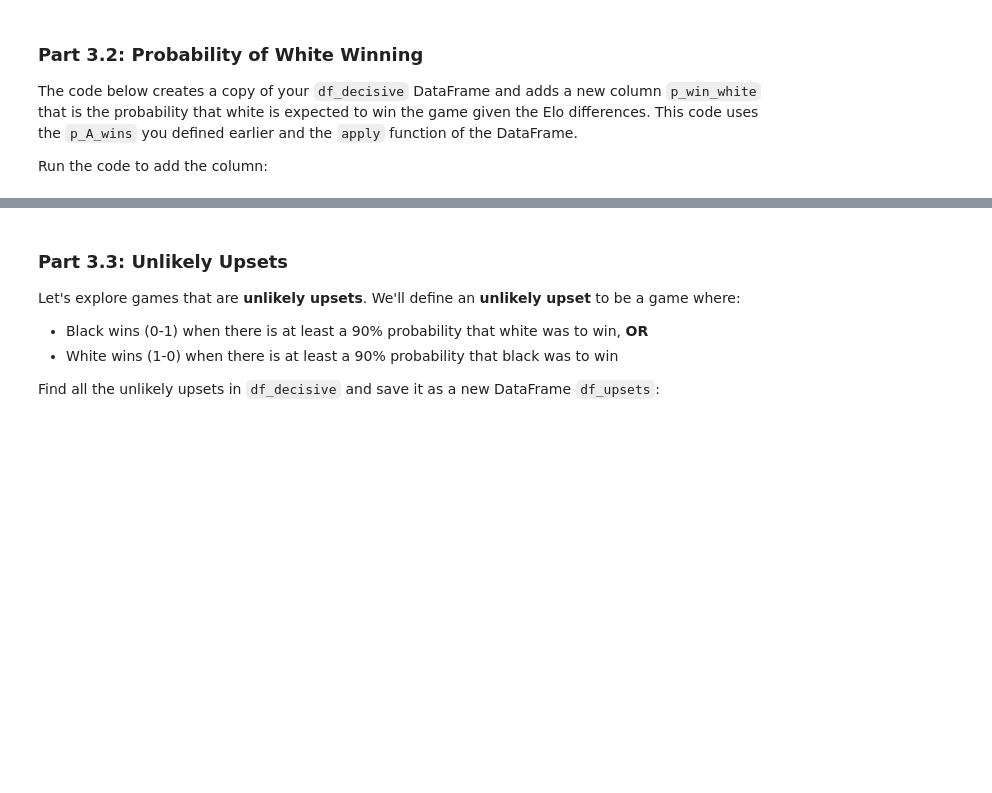
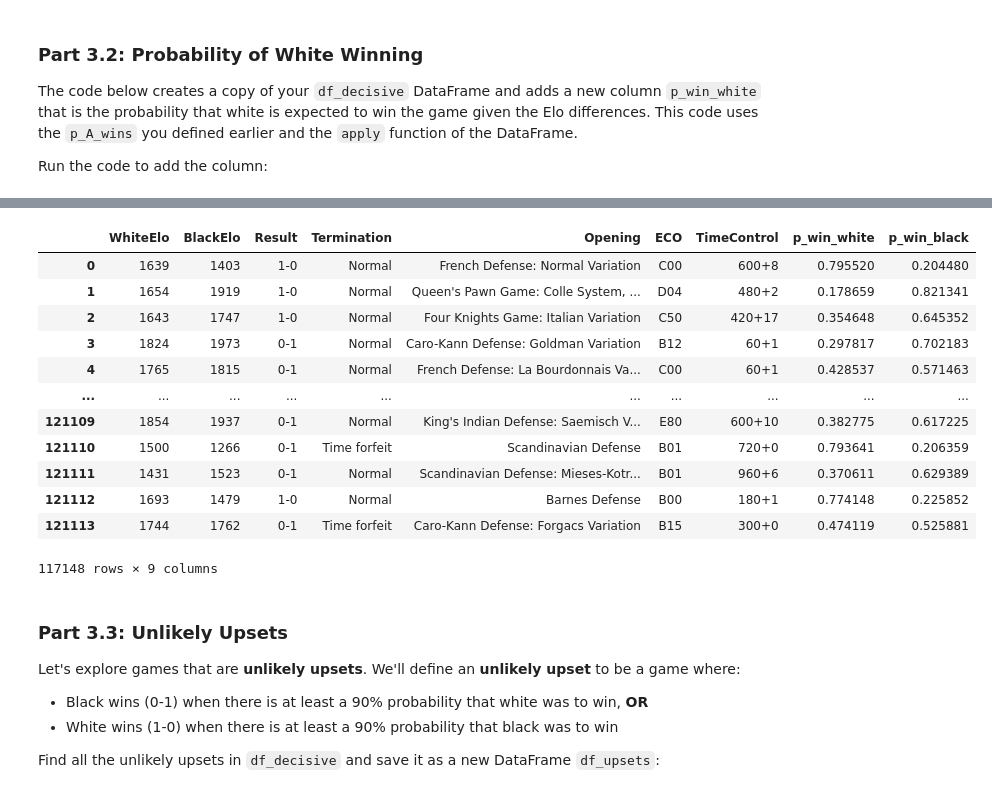
Before and after one commit to srivanik8/beginner_projects, a Jupyter notebook: microproject-10-chess-and-the-elo-system/microproject-10-chess-and-the-elo-system.ipynb, the cells around one changed output, grey strips where cells are left out. Cells and saved outputs as stored; diff of their text form; code cells hidden in the pictures; blank space fills up the shorter version.

Commit message:
microproject-10-chess-and-the-elo-system done

```diff
--- a/microproject-10-chess-and-the-elo-system/microproject-10-chess-and-the-elo-system.ipynb
+++ b/microproject-10-chess-and-the-elo-system/microproject-10-chess-and-the-elo-system.ipynb
@@ -293,0 +344,3 @@ df_decisive
+# %%
+df_decisive = df[(df['Result'] == '1-0') | (df['Result'] == '0-1')]
+df_decisive
@@ -309,3 +392,21 @@ df_decisive
+# %%
+df_decisive = df_decisive.copy(deep=True)
+df_decisive["p_win_black"] = df_decisive.apply(lambda row: p_A_wins(row["BlackElo"], row["WhiteElo"]), axis=1)
+df_decisive
+# %% [output]
+|  | WhiteElo | BlackElo | Result | Termination | Opening | ECO | TimeControl | p_win_white | p_win_black |
+| 0 | 1639 | 1403 | 1-0 | Normal | French Defense: Normal Variation | C00 | 600+8 | 0.795520 | 0.204480 |
+| 1 | 1654 | 1919 | 1-0 | Normal | Queen's Pawn Game: Colle System, ... | D04 | 480+2 | 0.178659 | 0.821341 |
+| 2 | 1643 | 1747 | 1-0 | Normal | Four Knights Game: Italian Variation | C50 | 420+17 | 0.354648 | 0.645352 |
+| 3 | 1824 | 1973 | 0-1 | Normal | Caro-Kann Defense: Goldman Variation | B12 | 60+1 | 0.297817 | 0.702183 |
+| 4 | 1765 | 1815 | 0-1 | Normal | French Defense: La Bourdonnais Va... | C00 | 60+1 | 0.428537 | 0.571463 |
+| ... | ... | ... | ... | ... | ... | ... | ... | ... | ... |
+| 121109 | 1854 | 1937 | 0-1 | Normal | King's Indian Defense: Saemisch V... | E80 | 600+10 | 0.382775 | 0.617225 |
+| 121110 | 1500 | 1266 | 0-1 | Time forfeit | Scandinavian Defense | B01 | 720+0 | 0.793641 | 0.206359 |
+| 121111 | 1431 | 1523 | 0-1 | Normal | Scandinavian Defense: Mieses-Kotr... | B01 | 960+6 | 0.370611 | 0.629389 |
+| 121112 | 1693 | 1479 | 1-0 | Normal | Barnes Defense | B00 | 180+1 | 0.774148 | 0.225852 |
+| 121113 | 1744 | 1762 | 0-1 | Time forfeit | Caro-Kann Defense: Forgacs Variation | B15 | 300+0 | 0.474119 | 0.525881 |
+117148 rows × 9 columns
 # %% [markdown]
 ### Part 3.3: Unlikely Upsets
 
```
Also changed, not shown: parts of 22 cells of this notebook.
